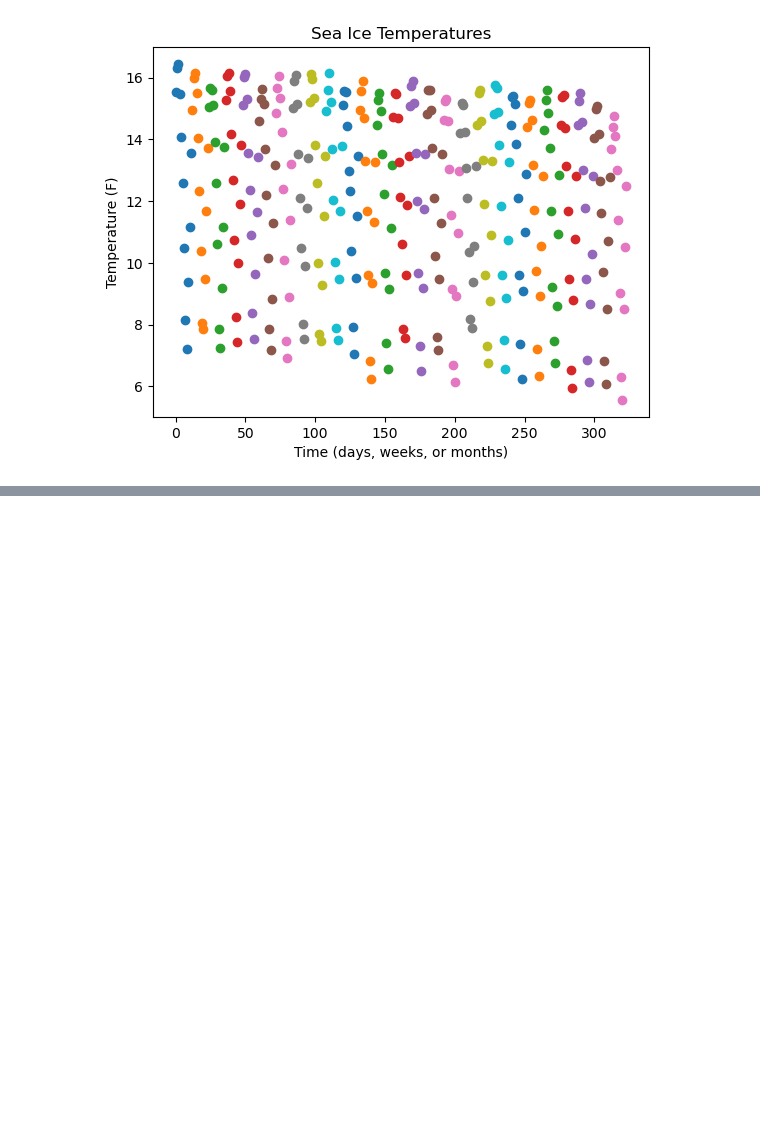
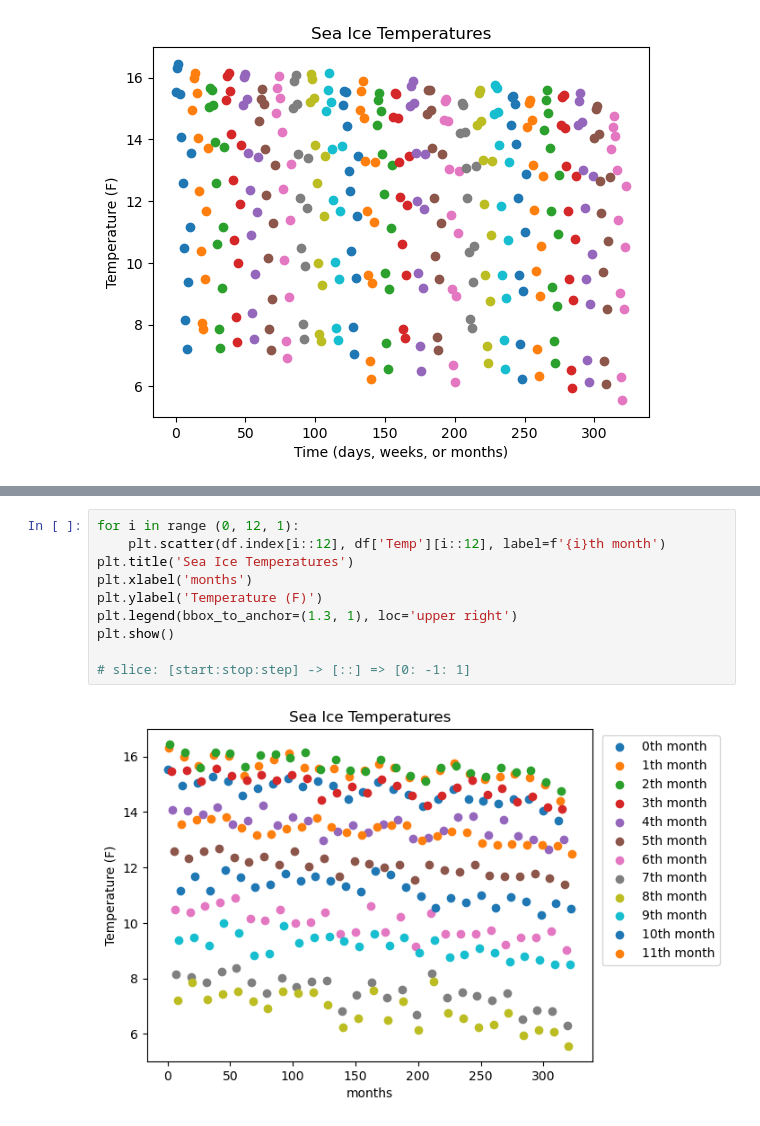
Before and after one commit to AdamKaderbhai/CSCI240, a Jupyter notebook: Secant_approximation/secant_approximation.ipynb, the cells around one changed output, grey strips where cells are left out. Saved outputs shown, nothing was run; the diff lists cells and outputs as text; blank space fills up the shorter version.

```diff
--- a/Secant_approximation/secant_approximation.ipynb
+++ b/Secant_approximation/secant_approximation.ipynb
@@ -33,0 +54,12 @@ plt.show()
+# %%
+for i in range (0, 12, 1):
+    plt.scatter(df.index[i::12], df['Temp'][i::12], label=f'{i}th month')
+plt.title('Sea Ice Temperatures')
+plt.xlabel('months')
+plt.ylabel('Temperature (F)')
+plt.legend(bbox_to_anchor=(1.3, 1), loc='upper right')
+plt.show()
+
+# slice: [start:stop:step] -> [::] => [0: -1: 1]
+# %% [output]
+[figure, added]
```
Also changed, not shown: parts of 16 cells of this notebook, 3 other files.
